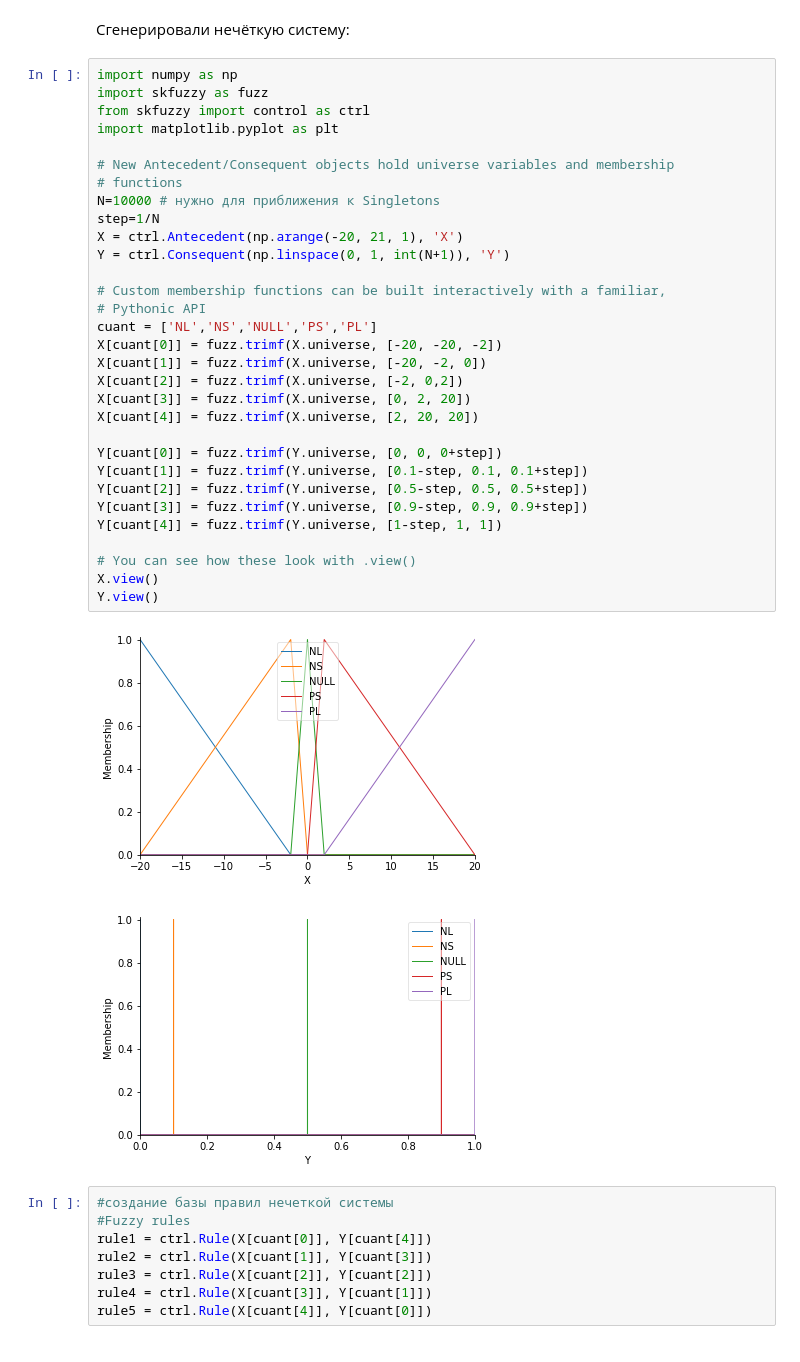
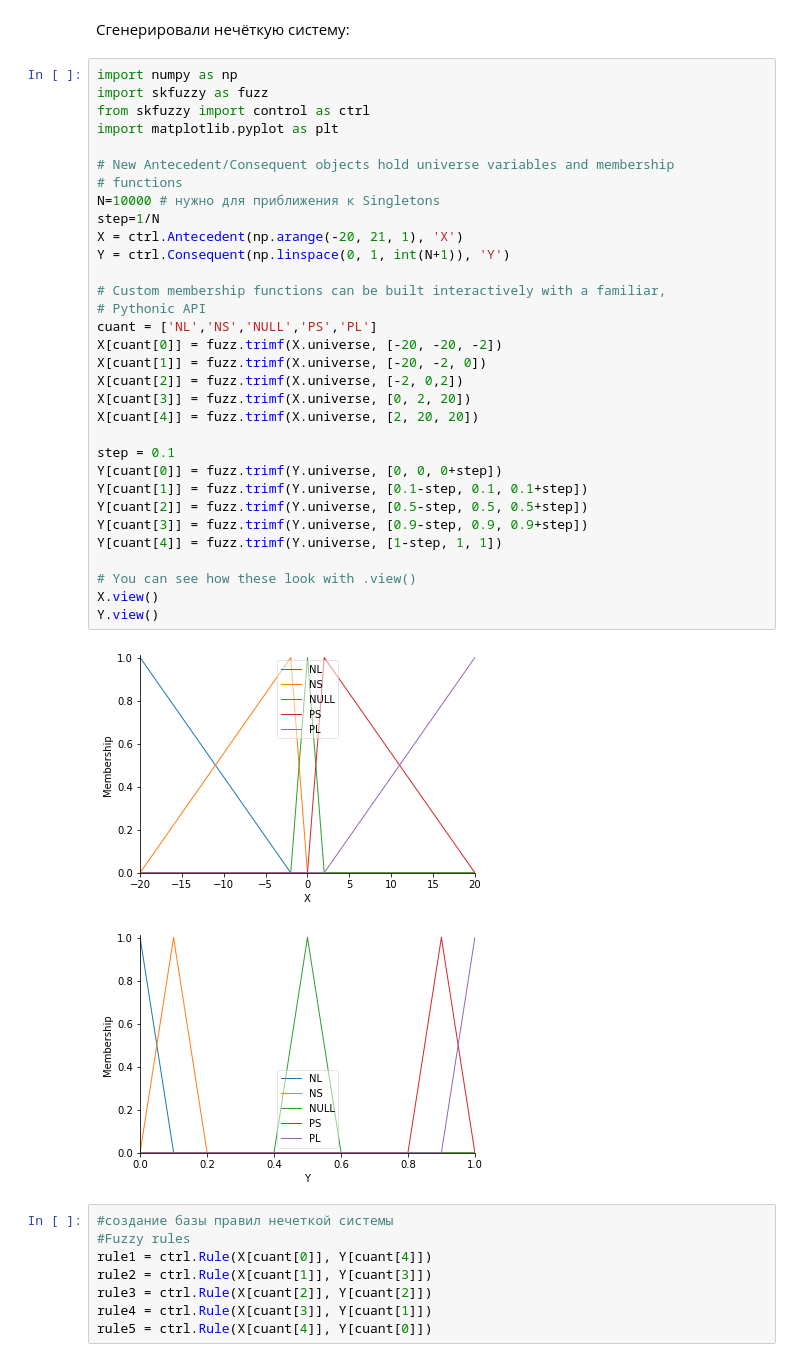
Before and after one commit to dvogureckiy99/Fuzzy, a Jupyter notebook: lab2.ipynb, the cells around one changed output. Cells and saved outputs as stored; diff of their text form.

```diff
--- a/lab2.ipynb
+++ b/lab2.ipynb
@@ -24,34 +75,35 @@ import skfuzzy as fuzz
 from skfuzzy import control as ctrl
 import matplotlib.pyplot as plt
 
 # New Antecedent/Consequent objects hold universe variables and membership
 # functions
 N=10000 # нужно для приближения к Singletons
 step=1/N
 X = ctrl.Antecedent(np.arange(-20, 21, 1), 'X')
 Y = ctrl.Consequent(np.linspace(0, 1, int(N+1)), 'Y')
 
 # Custom membership functions can be built interactively with a familiar,
 # Pythonic API
 cuant = ['NL','NS','NULL','PS','PL']
 X[cuant[0]] = fuzz.trimf(X.universe, [-20, -20, -2])
 X[cuant[1]] = fuzz.trimf(X.universe, [-20, -2, 0])
 X[cuant[2]] = fuzz.trimf(X.universe, [-2, 0,2])
 X[cuant[3]] = fuzz.trimf(X.universe, [0, 2, 20])
 X[cuant[4]] = fuzz.trimf(X.universe, [2, 20, 20])
 
+step = 0.1
 Y[cuant[0]] = fuzz.trimf(Y.universe, [0, 0, 0+step])
 Y[cuant[1]] = fuzz.trimf(Y.universe, [0.1-step, 0.1, 0.1+step])
 Y[cuant[2]] = fuzz.trimf(Y.universe, [0.5-step, 0.5, 0.5+step])
 Y[cuant[3]] = fuzz.trimf(Y.universe, [0.9-step, 0.9, 0.9+step])
 Y[cuant[4]] = fuzz.trimf(Y.universe, [1-step, 1, 1])
 
 # You can see how these look with .view()
 X.view()
 Y.view()
 # %% [output]
 [figure]
-[figure, old version]
+[figure, new version]
 # %%
 #создание базы правил нечеткой системы
 #Fuzzy rules
```
Also changed, not shown: parts of 15 cells of this notebook.
